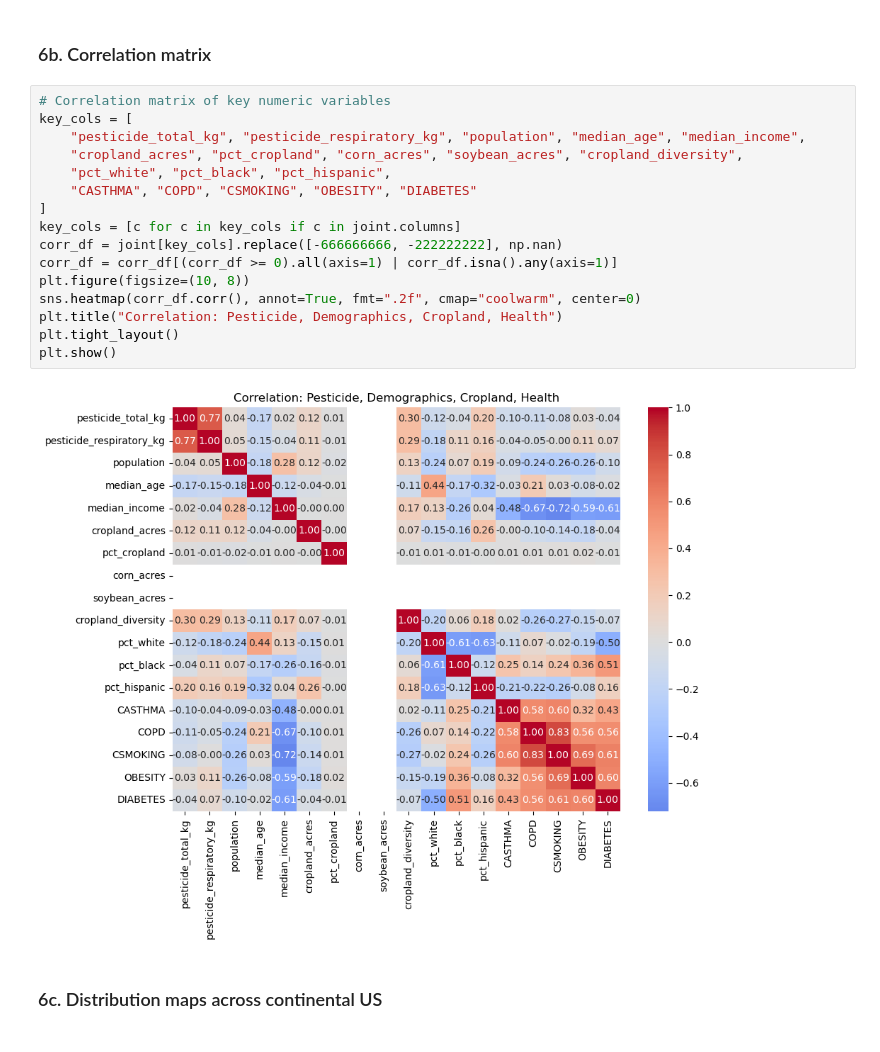
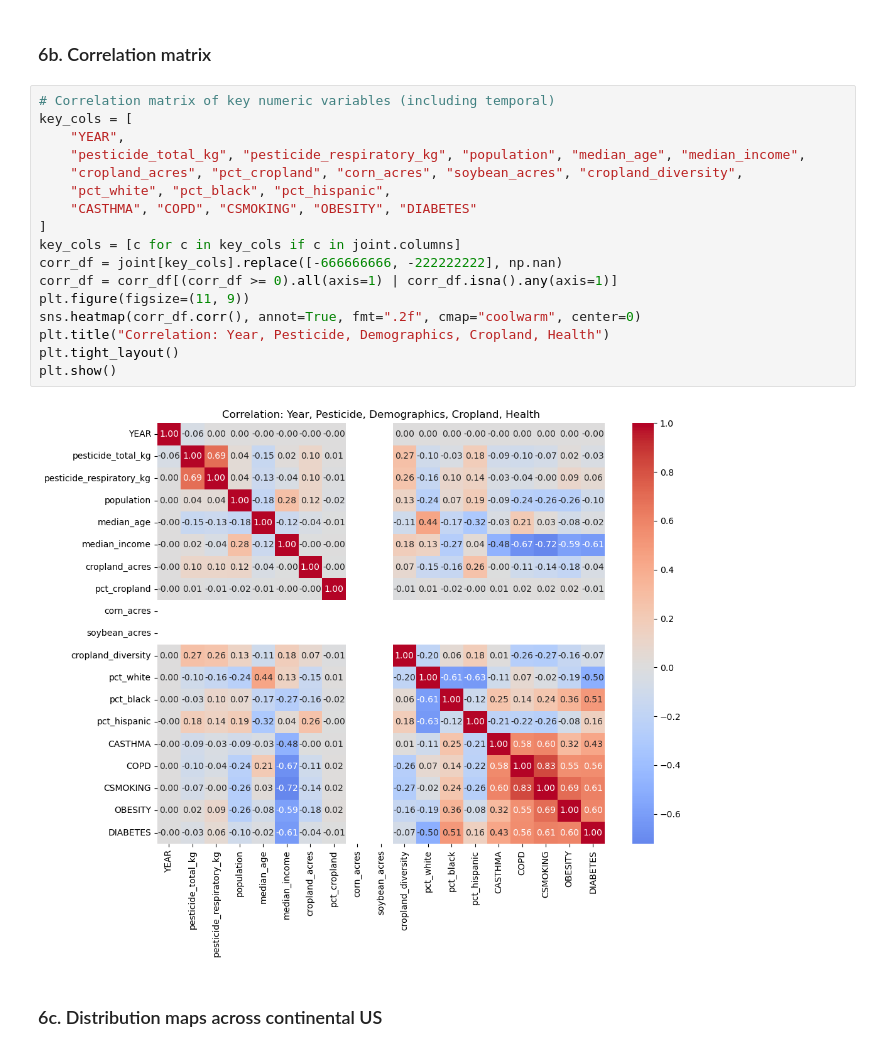
Before and after one commit to Erdos-Projects/spring-2026-pesticide-exposure, a Jupyter notebook: EDA/joint_eda.ipynb, the cells around one changed output. Drawn from its saved outputs; the diff is of its cells as text.

```diff
--- a/EDA/joint_eda.ipynb
+++ b/EDA/joint_eda.ipynb
@@ -573,23 +580,24 @@ plt.show()
 # %% [markdown]
 ### 6b. Correlation matrix
 # %%
-# Correlation matrix of key numeric variables
+# Correlation matrix of key numeric variables (including temporal)
 key_cols = [
+    "YEAR",
     "pesticide_total_kg", "pesticide_respiratory_kg", "population", "median_age", "median_income",
     "cropland_acres", "pct_cropland", "corn_acres", "soybean_acres", "cropland_diversity",
     "pct_white", "pct_black", "pct_hispanic",
     "CASTHMA", "COPD", "CSMOKING", "OBESITY", "DIABETES"
 ]
 key_cols = [c for c in key_cols if c in joint.columns]
 corr_df = joint[key_cols].replace([-666666666, -222222222], np.nan)
 corr_df = corr_df[(corr_df >= 0).all(axis=1) | corr_df.isna().any(axis=1)]
-plt.figure(figsize=(10, 8))
+plt.figure(figsize=(11, 9))
 sns.heatmap(corr_df.corr(), annot=True, fmt=".2f", cmap="coolwarm", center=0)
-plt.title("Correlation: Pesticide, Demographics, Cropland, Health")
+plt.title("Correlation: Year, Pesticide, Demographics, Cropland, Health")
 plt.tight_layout()
 plt.show()
 # %% [output]
-[figure, old version]
+[figure, new version]
 # %% [markdown]
 ### 6c. Distribution maps across continental US
 # %%
```
Also changed, not shown: parts of 15 cells of this notebook, 3 other files.
